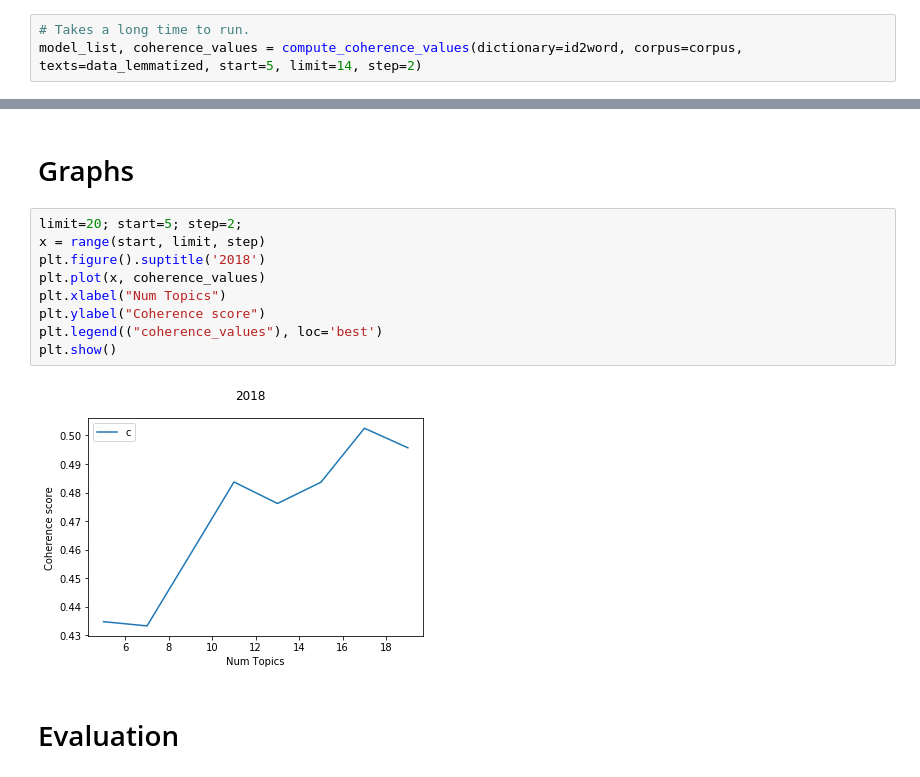
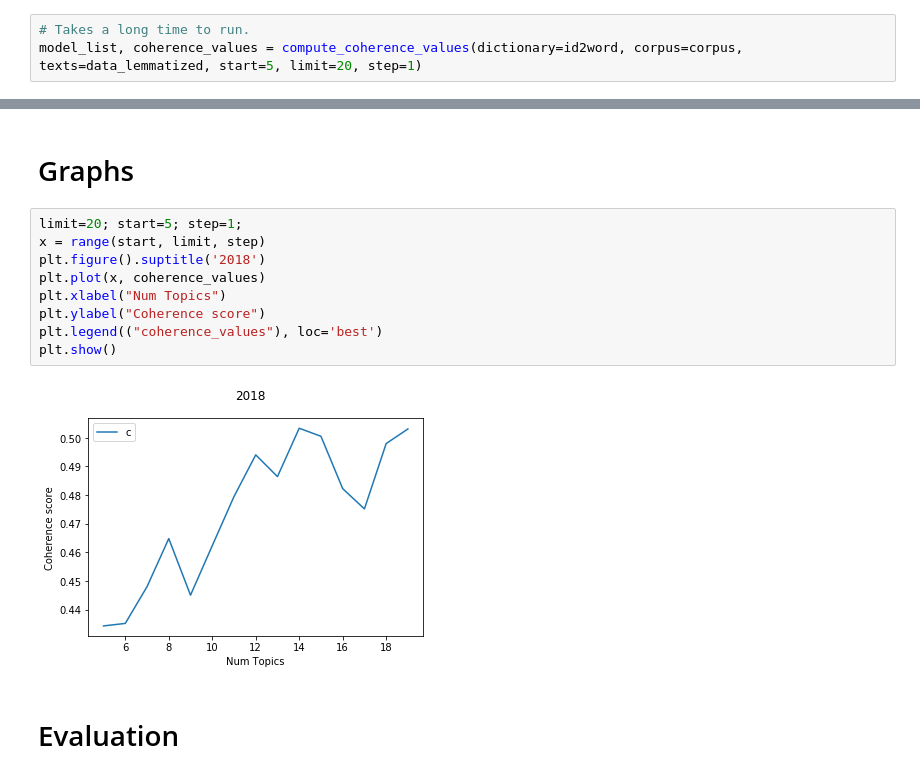
Before and after one commit to soda-lab/media-cloud, a Jupyter notebook: Topic_Modeling.ipynb, the cells around one changed output, grey strips where cells are left out. Cells and saved outputs as stored; diff of their text form.

```diff
--- a/Topic_Modeling.ipynb
+++ b/Topic_Modeling.ipynb
@@ -248,5 +248,5 @@ def compute_coherence_values(dictionary, corpus, texts, limit, start=2, step=3):
 #### Topic coherence provide a convenient measure to judge how good a given topic model is.
 # %%
 # Takes a long time to run.
-model_list, coherence_values = compute_coherence_values(dictionary=id2word, corpus=corpus, texts=data_lemmatized, start=5, limit=14, step=2)
+model_list, coherence_values = compute_coherence_values(dictionary=id2word, corpus=corpus, texts=data_lemmatized, start=5, limit=20, step=1)
 # %% [output]
@@ -258,16 +258,16 @@ model_list, coherence_values = compute_coherence_values(dictionary=id2word, corp
 # %% [markdown]
 # Graphs
 # %%
-limit=20; start=5; step=2;
+limit=20; start=5; step=1;
 x = range(start, limit, step)
 plt.figure().suptitle('2018')
 plt.plot(x, coherence_values)
 plt.xlabel("Num Topics")
 plt.ylabel("Coherence score")
 plt.legend(("coherence_values"), loc='best')
 plt.show()
 # %% [output]
-[figure, old version]
+[figure, new version]
 # %% [markdown]
 # Evaluation
 # %%
```
Also changed, not shown: parts of 3 cells of this notebook, 2 other files.
